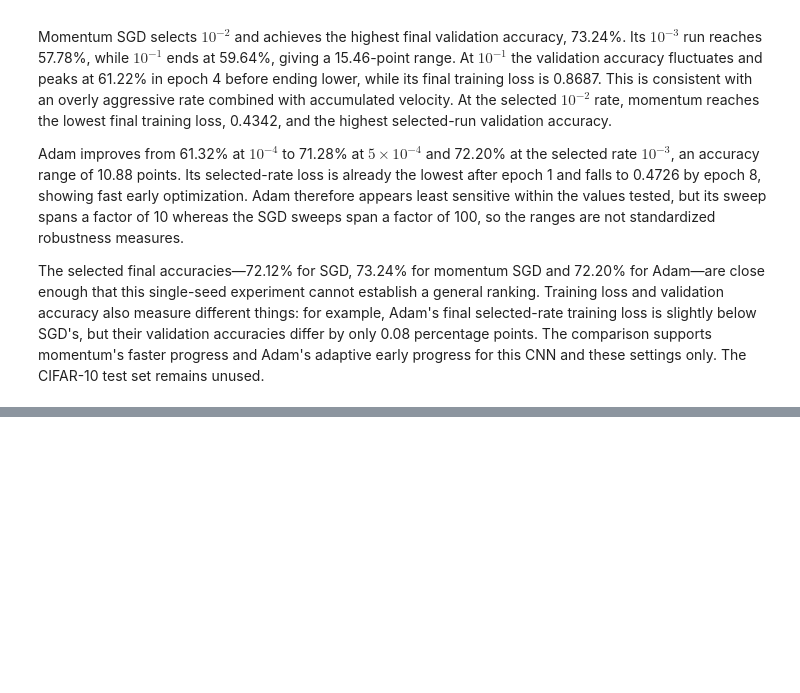
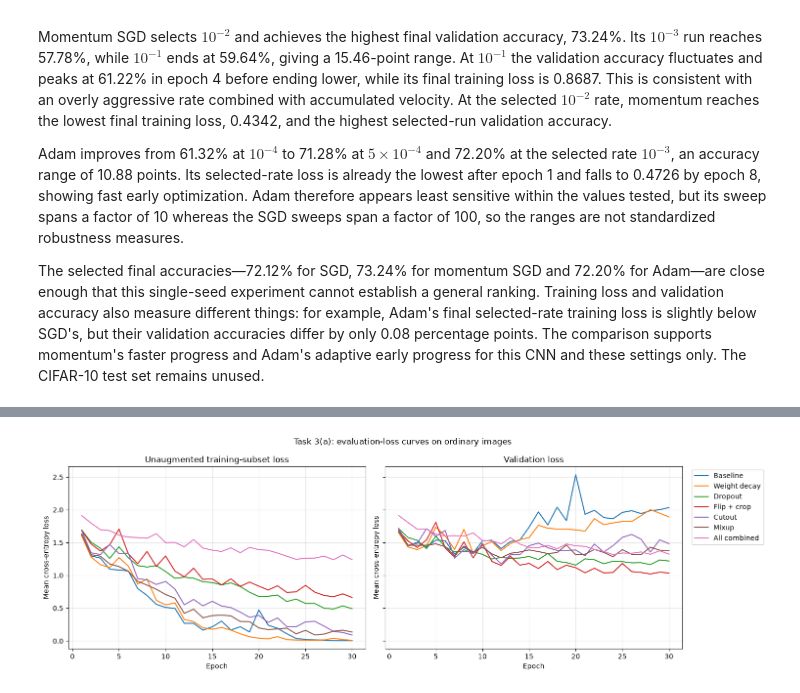
Before and after one commit to LahiruMJ11/CNN-with-CIFAR10, a Jupyter notebook: CNN with CIFAR10.ipynb, the cells around one changed output, grey strips where cells are left out. Saved outputs shown, nothing was run; the diff lists cells and outputs as text; code cells hidden in the pictures; blank space fills up the shorter version.

```diff
--- a/CNN with CIFAR10.ipynb
+++ b/CNN with CIFAR10.ipynb
@@ -1857,0 +2147,17 @@ The selected final accuracies—72.12% for SGD, 73.24% for momentum SGD and 72.2
+# %%
+fig, axes = plt.subplots(1, 2, figsize=(15, 5), sharey=True)
+for condition_name, history in task3a_histories.items():
+    color = task3a_colors[condition_name]
+    axes[0].plot(history["epoch"], history["train evaluation loss"], color=color, label=condition_name)
+    axes[1].plot(history["epoch"], history["validation loss"], color=color, label=condition_name)
+axes[0].set_title("Unaugmented training-subset loss")
+axes[1].set_title("Validation loss")
+for axis in axes:
+    axis.set(xlabel="Epoch", ylabel="Mean cross-entropy loss")
+    axis.grid(alpha=0.3)
+axes[1].legend(bbox_to_anchor=(1.02, 1), loc="upper left")
+fig.suptitle("Task 3(a): evaluation-loss curves on ordinary images")
+fig.tight_layout()
+plt.show()
+# %% [output]
+[figure, added]
```
Also changed, not shown: parts of 26 cells of this notebook.
